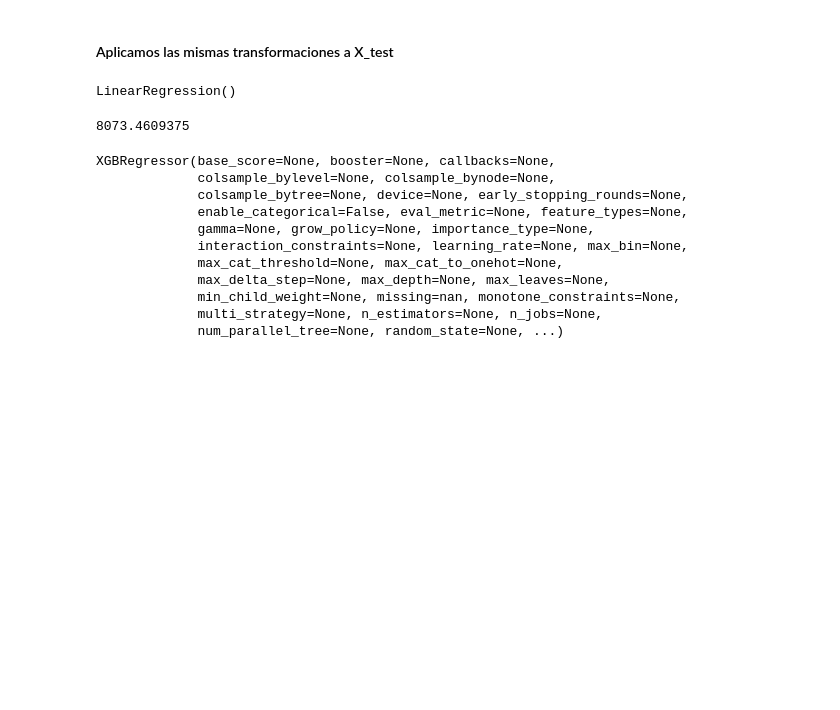
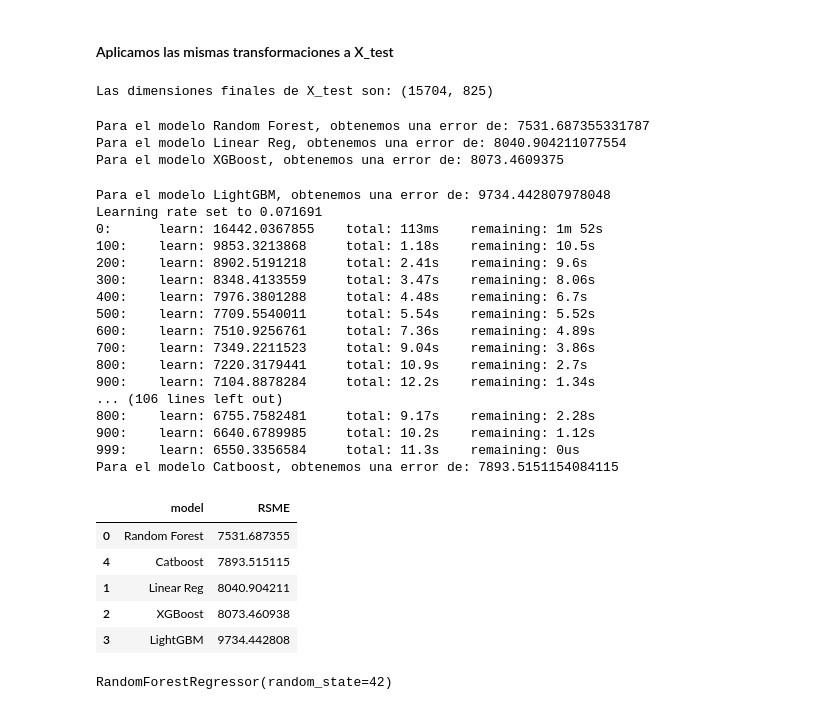
Before and after one commit to mPuchadesdo/ML_Coches-de-segunda-mano, a Jupyter notebook: src/notebooks/data_exploration.ipynb, the cells around one changed output. Saved outputs shown, nothing was run; the diff lists cells and outputs as text; code cells hidden in the pictures; blank space fills up the shorter version.

```diff
--- a/src/notebooks/data_exploration.ipynb
+++ b/src/notebooks/data_exploration.ipynb
@@ -355,7 +358,7 @@ num_cols = []
 for col in train.columns:
     if col == 'price':
         pass
-    elif train[col].dtype == 'int' or train[col].dtype == 'float':
+    elif train[col].dtype == 'int64' or train[col].dtype == 'float64':
         num_cols.append(col)
 
 print('Las variables numéricas son:', num_cols)
@@ -432,7 +435,7 @@ Vamos a ver la correlación que hay entre las variables numéricas seleccionadas
 # %% [markdown]
 Observamos una fuerte correlación entre el target y power. Year y kms también tienen una correlación interesante, sin embargo photos y dealer_zip_code no parece que aporten mucho. Haremos dos listas, una con todas las variables y otra con las que tienen algo de correlación.
 # %%
-num_feat = num_cols
+num_feat = num_cols.copy()
 num_feat_corr = ['power', 'kms', 'year']
 # %% [markdown]
 ### Variables categóricas contra target
@@ -839,3 +852,7 @@ X_test[cols_to_log] = X_test[cols_to_log].apply(np.log1p)
 X_test[num_feat] = scaler.transform(X_test[num_feat])
 
 X_test = ohencoder.transform(X_test[total_cat_feat])
+
+print('Las dimensiones finales de X_test son:', X_test.shape)
+# %% [output]
+Las dimensiones finales de X_test son: (15704, 825)
@@ -845,4 +859,52 @@ xgb_reg = XGBRegressor()
+# %%
+model_names = ['Random Forest', 'Linear Reg', 'XGBoost', 'LightGBM', 'Catboost']
+rf_reg = RandomForestRegressor(random_state = 42)
+lin_reg = LinearRegression()
+xgb_reg = XGBRegressor(random_state = 42)
+lgb_reg = LGBMRegressor(random_state = 42, verbose = -100, n_jobs = -1)
+cat_reg = CatBoostRegressor(random_state = 42, verbose = 100)
+models = [rf_reg, lin_reg, xgb_reg, lgb_reg, cat_reg]
+
+results = []
+
+for model_name, model in zip(model_names, models):
+    metric = - np.mean(cross_val_score(model, X_train, y_train, cv = 10, scoring  = 'neg_root_mean_squared_error'))
+    data = {
+        'model': model_name,
+        'RSME': metric
+    }
+    print(f'Para el modelo {data["model"]}, obtenemos una error de: {data["RSME"]}')
+    results.append(data.copy())
+df_results = pd.DataFrame(results)
+df_results.sort_values('RSME', ascending = True)
+# %% [output]
+Para el modelo Random Forest, obtenemos una error de: 7531.687355331787
+Para el modelo Linear Reg, obtenemos una error de: 8040.904211077554
+Para el modelo XGBoost, obtenemos una error de: 8073.4609375
+Para el modelo LightGBM, obtenemos una error de: 9734.442807978048
+Learning rate set to 0.071691
+0:      learn: 16442.0367855    total: 113ms    remaining: 1m 52s
+100:    learn: 9853.3213868     total: 1.18s    remaining: 10.5s
+200:    learn: 8902.5191218     total: 2.41s    remaining: 9.6s
+300:    learn: 8348.4133559     total: 3.47s    remaining: 8.06s
+400:    learn: 7976.3801288     total: 4.48s    remaining: 6.7s
+500:    learn: 7709.5540011     total: 5.54s    remaining: 5.52s
+600:    learn: 7510.9256761     total: 7.36s    remaining: 4.89s
+700:    learn: 7349.2211523     total: 9.04s    remaining: 3.86s
+800:    learn: 7220.3179441     total: 10.9s    remaining: 2.7s
+900:    learn: 7104.8878284     total: 12.2s    remaining: 1.34s
+... (106 lines left out)
+800:    learn: 6755.7582481     total: 9.17s    remaining: 2.28s
+900:    learn: 6640.6789985     total: 10.2s    remaining: 1.12s
+999:    learn: 6550.3356584     total: 11.3s    remaining: 0us
+Para el modelo Catboost, obtenemos una error de: 7893.5151154084115
+|  | model | RSME |
+| 0 | Random Forest | 7531.687355 |
+| 4 | Catboost | 7893.515115 |
+| 1 | Linear Reg | 8040.904211 |
+| 2 | XGBoost | 8073.460938 |
+| 3 | LightGBM | 9734.442808 |
 # %%
-lin_reg.fit(X_train, y_train)
+rf_reg.fit(X_train, y_train)
 # %% [output]
-LinearRegression()
+RandomForestRegressor(random_state=42)
@@ -851,18 +910,0 @@ score = cross_val_score(xgb_reg, X_train, y_train, cv = 10, n_jobs= -1, scoring
-# %%
-print(-np.mean(score))
-# %% [output]
-8073.4609375
-# %%
-xgb_reg.fit(X_train, y_train)
-# %% [output]
-XGBRegressor(base_score=None, booster=None, callbacks=None,
-             colsample_bylevel=None, colsample_bynode=None,
-             colsample_bytree=None, device=None, early_stopping_rounds=None,
-             enable_categorical=False, eval_metric=None, feature_types=None,
-             gamma=None, grow_policy=None, importance_type=None,
-             interaction_constraints=None, learning_rate=None, max_bin=None,
-             max_cat_threshold=None, max_cat_to_onehot=None,
-             max_delta_step=None, max_depth=None, max_leaves=None,
-             min_child_weight=None, missing=nan, monotone_constraints=None,
-             multi_strategy=None, n_estimators=None, n_jobs=None,
-             num_parallel_tree=None, random_state=None, ...)
```
Also changed, not shown: parts of 7 cells of this notebook, 4 other files.
